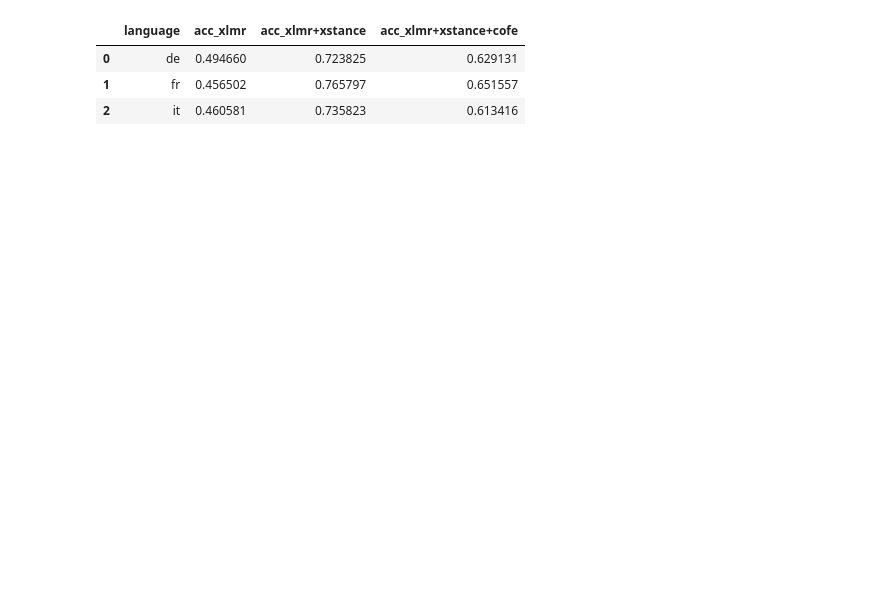
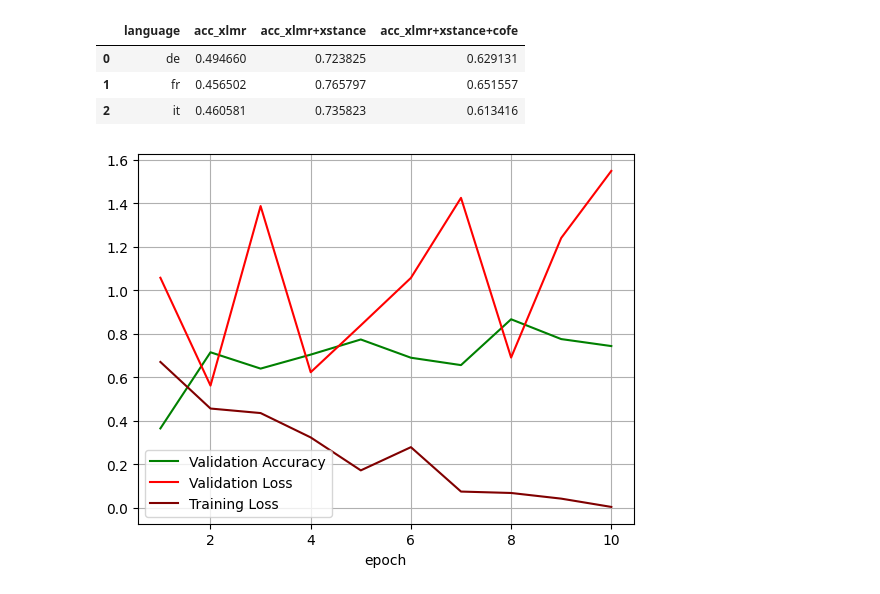
Before and after one commit to NazaninShafiabadi/StanceDetection, a Jupyter notebook: analysis/CoFE.ipynb, the cells around one changed output. Cells and saved outputs as stored; diff of their text form; code cells hidden in the pictures; blank space fills up the shorter version.

```diff
--- a/analysis/CoFE.ipynb
+++ b/analysis/CoFE.ipynb
@@ -107,3 +112,8 @@ all_acc
 | 0 | de | 0.494660 | 0.723825 | 0.629131 |
 | 1 | fr | 0.456502 | 0.765797 | 0.651557 |
 | 2 | it | 0.460581 | 0.735823 | 0.613416 |
+# %%
+model_dir = "../models/xlmr+xstance+cofe"
+plot_metrics(model_dir)
+# %% [output]
+[figure, added]
```
Also changed, not shown: parts of 3 cells of this notebook, 2 other files.
